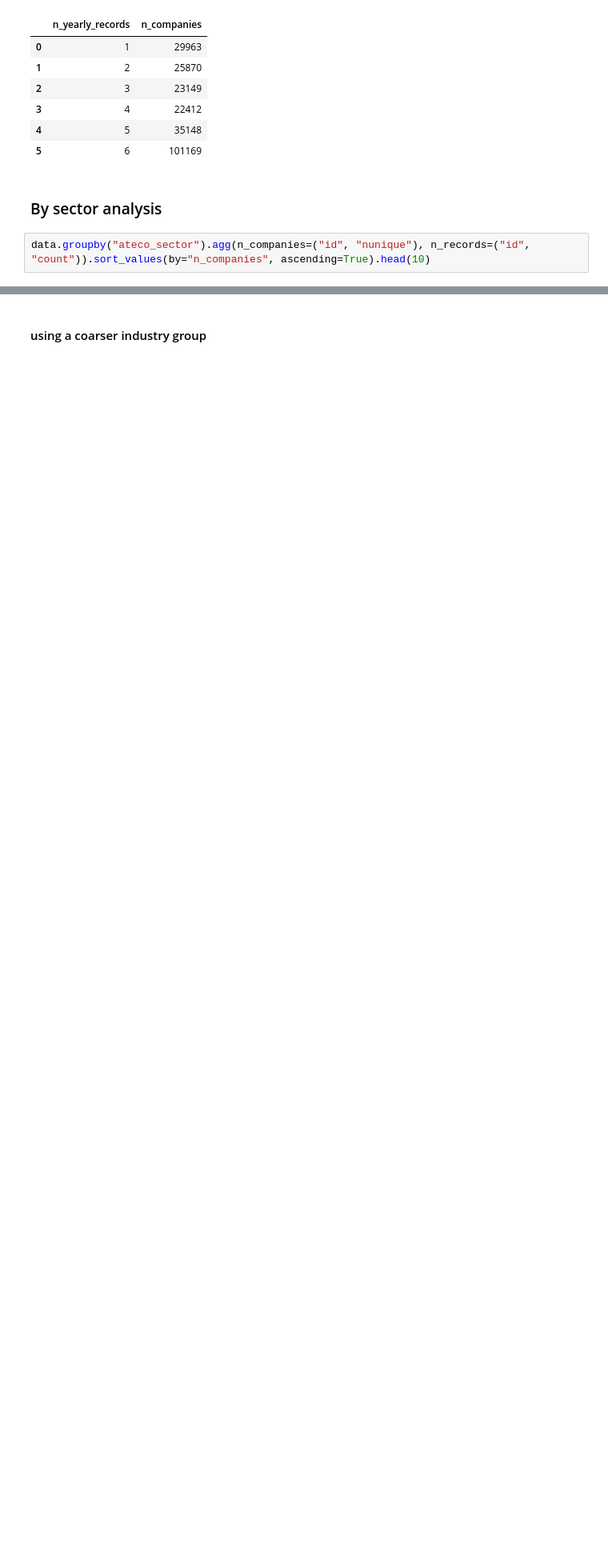
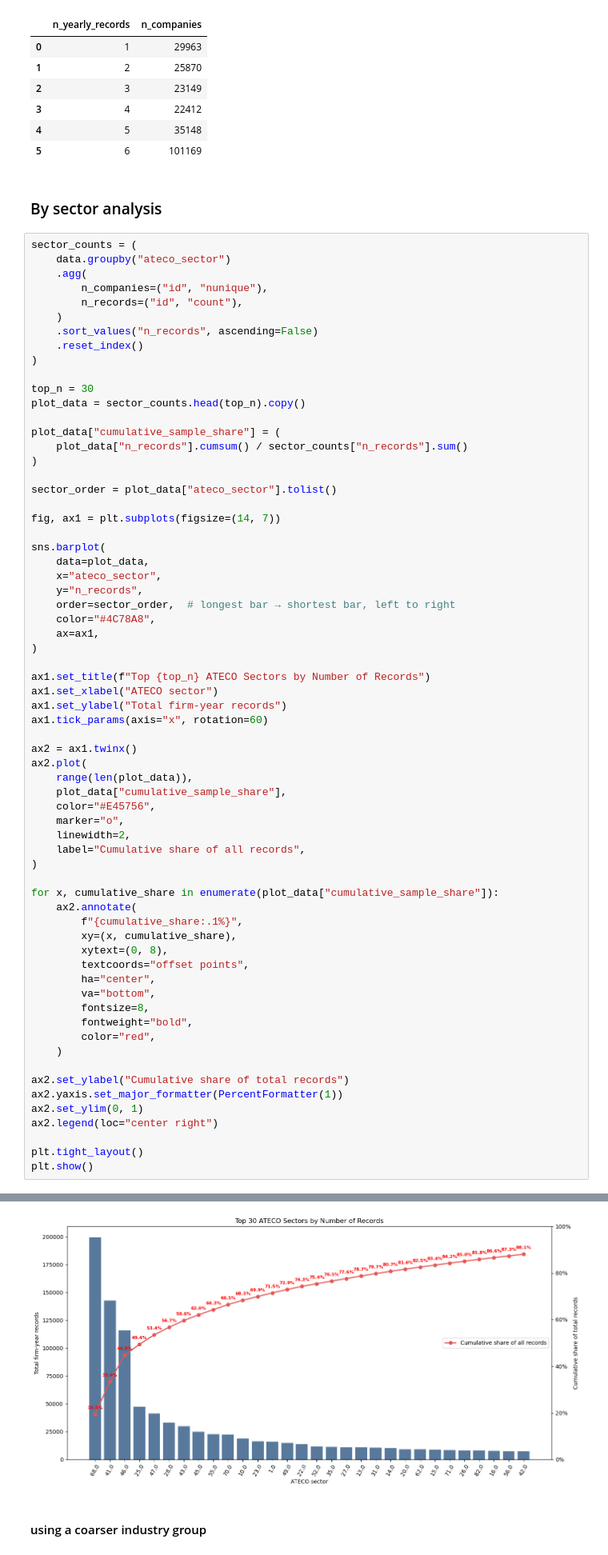
Before and after one commit to YuxinYY/finance_term_project, a Jupyter notebook: notebooks/EDA/01_playground.ipynb, the cells around one changed output, grey strips where cells are left out. Shown at 80% size. Saved outputs shown, nothing was run; the diff lists cells and outputs as text; blank space fills up the shorter version.

```diff
--- a/notebooks/EDA/01_playground.ipynb
+++ b/notebooks/EDA/01_playground.ipynb
@@ -124,5 +124,69 @@ company_record_distribution
 # %% [markdown]
 ### By sector analysis
 # %%
-data.groupby("ateco_sector").agg(n_companies=("id", "nunique"), n_records=("id", "count")).sort_values(by="n_companies", ascending=True).head(10)
+sector_counts = (
+    data.groupby("ateco_sector")
+    .agg(
+        n_companies=("id", "nunique"),
+        n_records=("id", "count"),
+    )
+    .sort_values("n_records", ascending=False)
+    .reset_index()
+)
+
+top_n = 30
+plot_data = sector_counts.head(top_n).copy()
+
+plot_data["cumulative_sample_share"] = (
+    plot_data["n_records"].cumsum() / sector_counts["n_records"].sum()
+)
+
+sector_order = plot_data["ateco_sector"].tolist()
+
+fig, ax1 = plt.subplots(figsize=(14, 7))
+
+sns.barplot(
+    data=plot_data,
+    x="ateco_sector",
+    y="n_records",
+    order=sector_order,  # longest bar → shortest bar, left to right
+    color="#4C78A8",
+    ax=ax1,
+)
+
+ax1.set_title(f"Top {top_n} ATECO Sectors by Number of Records")
+ax1.set_xlabel("ATECO sector")
+ax1.set_ylabel("Total firm-year records")
+ax1.tick_params(axis="x", rotation=60)
+
+ax2 = ax1.twinx()
+ax2.plot(
+    range(len(plot_data)),
+    plot_data["cumulative_sample_share"],
+    color="#E45756",
+    marker="o",
+    linewidth=2,
+    label="Cumulative share of all records",
+)
+
+for x, cumulative_share in enumerate(plot_data["cumulative_sample_share"]):
+    ax2.annotate(
+        f"{cumulative_share:.1%}",
+        xy=(x, cumulative_share),
+        xytext=(0, 8),
+        textcoords="offset points",
+        ha="center",
+        va="bottom",
+        fontsize=8,
+        fontweight="bold",
+        color="red",
+    )
+
+ax2.set_ylabel("Cumulative share of total records")
+ax2.yaxis.set_major_formatter(PercentFormatter(1))
+ax2.set_ylim(0, 1)
+ax2.legend(loc="center right")
+
+plt.tight_layout()
+plt.show()
 # %% [output]
@@ -141,3 +193,4 @@ data.groupby("ateco_sector").agg(n_companies=("id", "nunique"), n_records=("id",
+[figure, added]
 # %% [markdown]
 #### using a coarser industry group
 # %%
```
Also changed, not shown: parts of 2 cells of this notebook, 21 other files.
